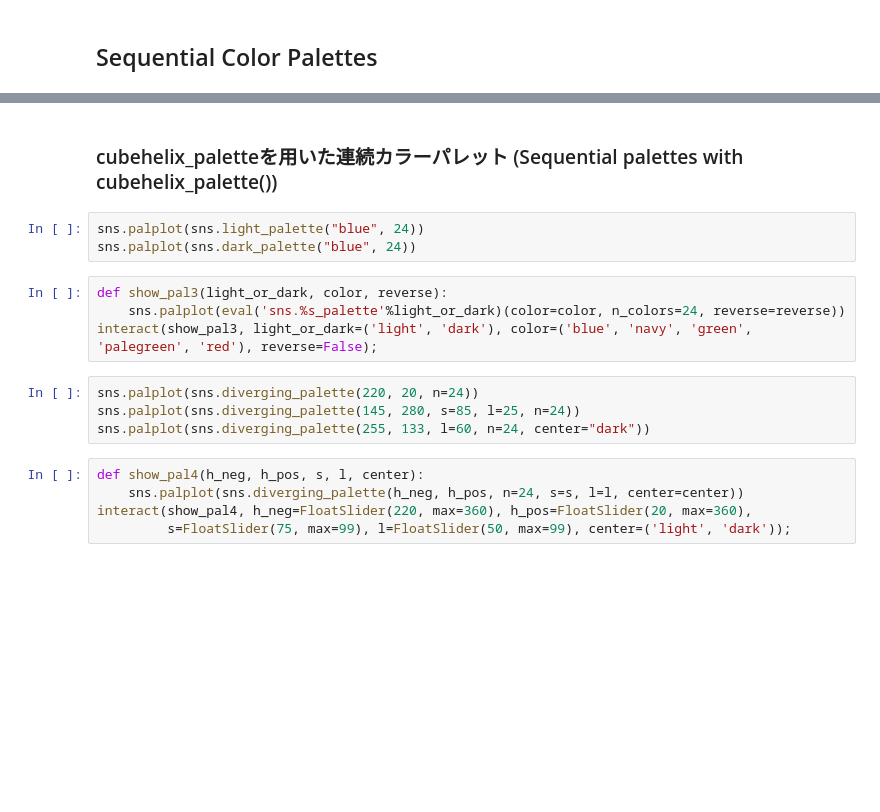
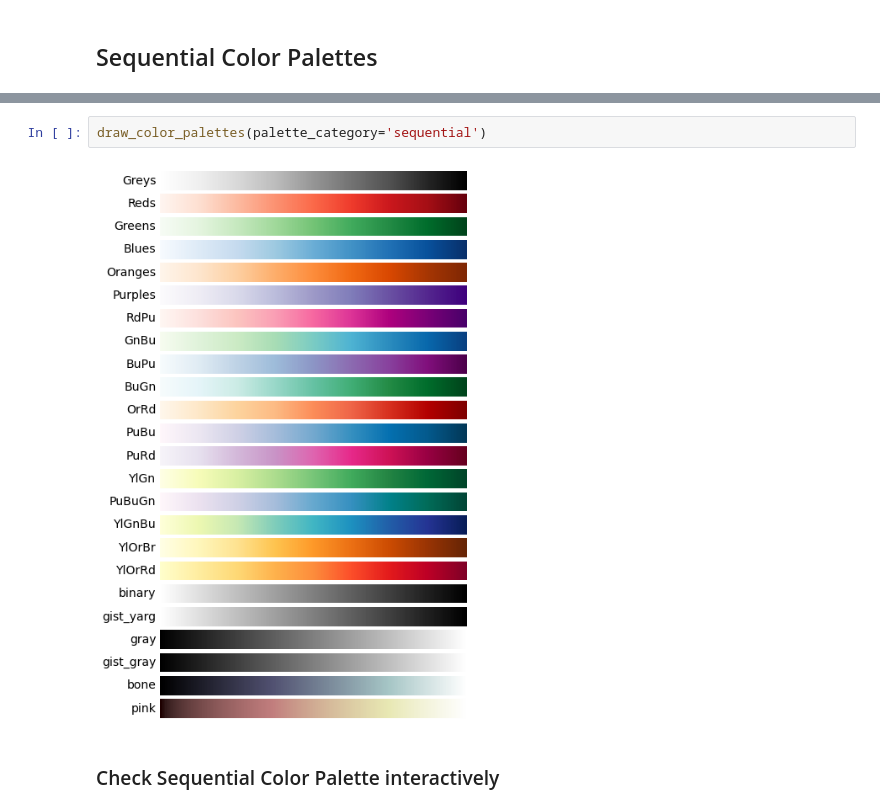
Before and after one commit to tetutaro/seaborn_color_palette, a Jupyter notebook: color_palette.ipynb, the cells around one changed output, grey strips where cells are left out. Saved outputs shown, nothing was run; the diff lists cells and outputs as text; blank space fills up the shorter version.

```diff
--- a/color_palette.ipynb
+++ b/color_palette.ipynb
@@ -406,18 +316,6 @@ sns.choose_colorbrewer_palette('sequential');
-# %% [markdown]
-### cubehelix_paletteを用いた連続カラーパレット (Sequential palettes with cubehelix_palette())
-# %%
-sns.palplot(sns.light_palette("blue", 24))
-sns.palplot(sns.dark_palette("blue", 24))
-# %%
-def show_pal3(light_or_dark, color, reverse):
-    sns.palplot(eval('sns.%s_palette'%light_or_dark)(color=color, n_colors=24, reverse=reverse))
-interact(show_pal3, light_or_dark=('light', 'dark'), color=('blue', 'navy', 'green', 'palegreen', 'red'), reverse=False);
-# %%
-sns.palplot(sns.diverging_palette(220, 20, n=24))
-sns.palplot(sns.diverging_palette(145, 280, s=85, l=25, n=24))
-sns.palplot(sns.diverging_palette(255, 133, l=60, n=24, center="dark"))
-# %%
-def show_pal4(h_neg, h_pos, s, l, center):
-    sns.palplot(sns.diverging_palette(h_neg, h_pos, n=24, s=s, l=l, center=center))
-interact(show_pal4, h_neg=FloatSlider(220, max=360), h_pos=FloatSlider(20, max=360),
-         s=FloatSlider(75, max=99), l=FloatSlider(50, max=99), center=('light', 'dark'));
+# %%
+draw_color_palettes(palette_category='sequential')
+# %% [output]
+[figure, added]
+# %% [markdown]
+### Check Sequential Color Palette interactively
```
Also changed, not shown: parts of 70 cells of this notebook, 1 other file.
